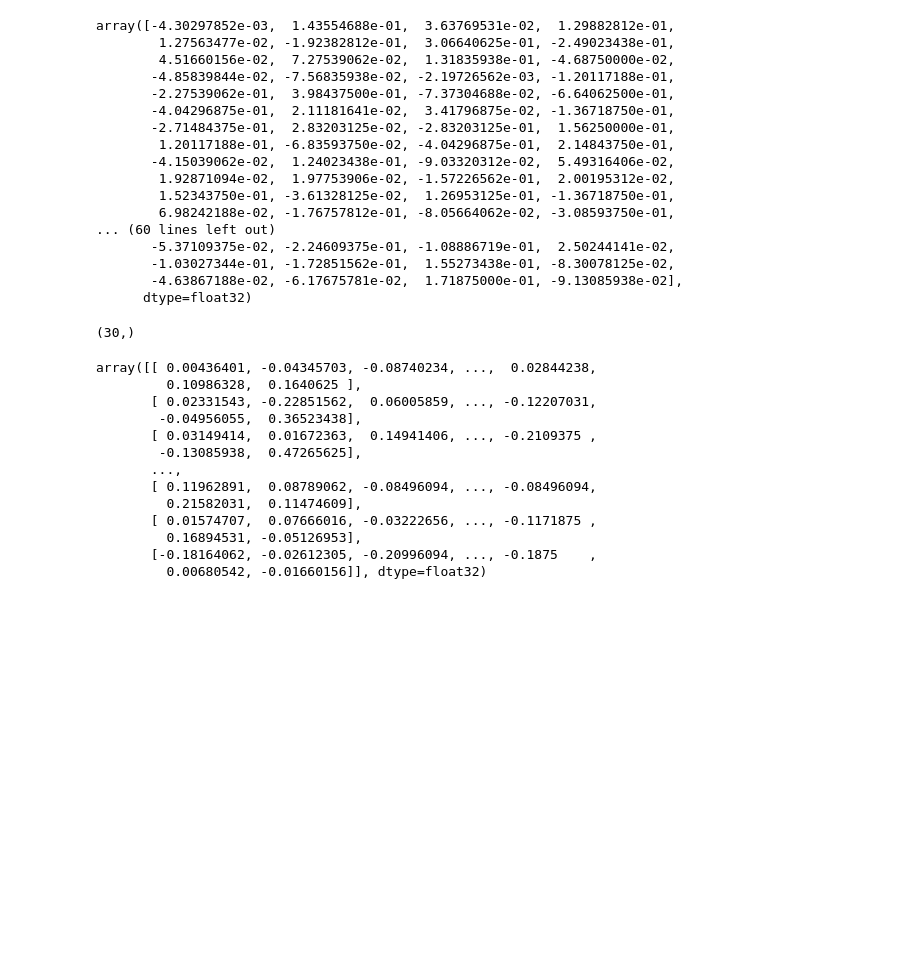
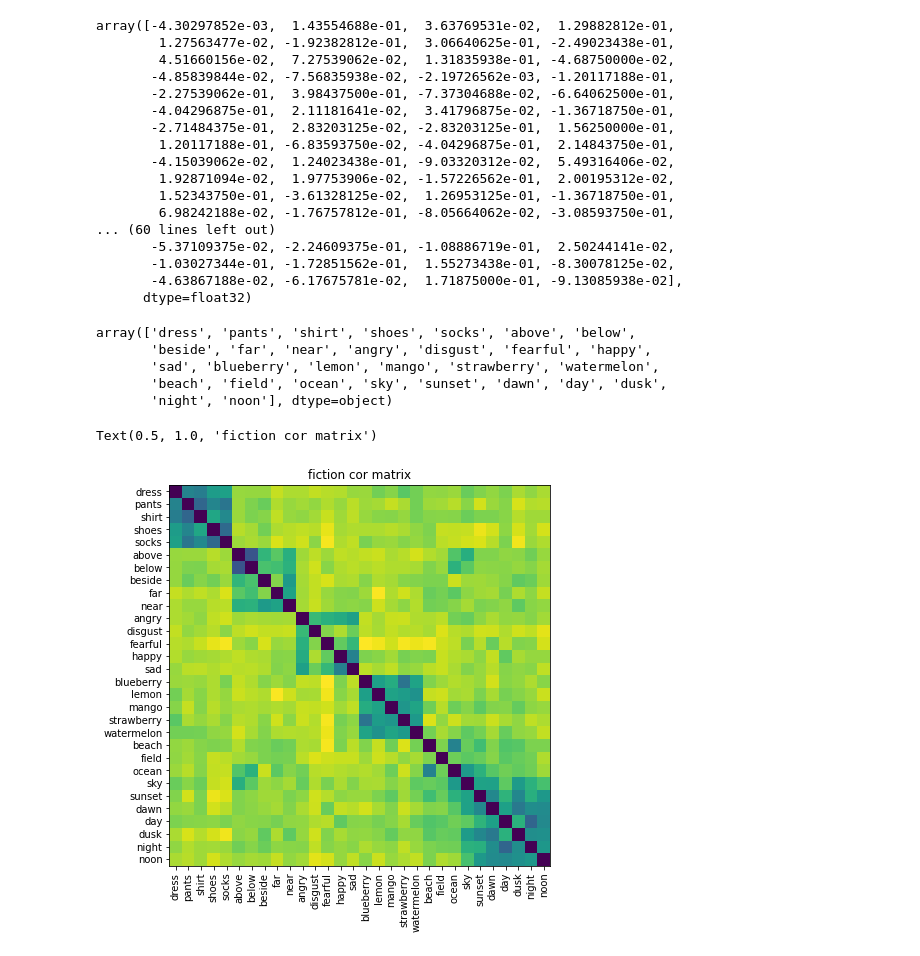
Before and after one commit to SchlossVRL/semantic_spaces, a Jupyter notebook: analysis/python/semantic_alignment.ipynb, the cells around one changed output. Saved outputs shown, nothing was run; the diff lists cells and outputs as text; code cells hidden in the pictures; blank space fills up the shorter version.

```diff
--- a/analysis/python/semantic_alignment.ipynb
+++ b/analysis/python/semantic_alignment.ipynb
@@ -22,8 +23,8 @@ print(list(gensim.downloader.info()['models'].keys()))
 # %% [output]
 ['fasttext-wiki-news-subwords-300', 'conceptnet-numberbatch-17-06-300', 'word2vec-ruscorpora-300', 'word2vec-google-news-300', 'glove-wiki-gigaword-50', 'glove-wiki-gigaword-100', 'glove-wiki-gigaword ...
 # %%
-w2v_vecs = gensim.downloader.load('word2vec-google-news-300')
-ft_vecs = gensim.downloader.load('fasttext-wiki-news-subwords-300')
+# w2v_vecs = gensim.downloader.load('word2vec-google-news-300')
+# ft_vecs = gensim.downloader.load('fasttext-wiki-news-subwords-300')
 # %%
-# gensim.models.KeyedVectors.load_word2vec_format('/Users/kushin/gensim-data/word2vec-google-news-300/word2vec-google-news-300.gz', binary=True)
+w2v_vecs = gensim.models.KeyedVectors.load_word2vec_format('/Users/kushin/gensim-data/word2vec-google-news-300/word2vec-google-news-300.gz', binary=True)
 # %%
@@ -50,26 +53,28 @@ array([-4.30297852e-03,  1.43554688e-01,  3.63769531e-02,  1.29882812e-01,
        -1.03027344e-01, -1.72851562e-01,  1.55273438e-01, -8.30078125e-02,
        -4.63867188e-02, -6.17675781e-02,  1.71875000e-01, -9.13085938e-02],
       dtype=float32)
+# %%
+fic_vecs = gensim.models.KeyedVectors.load_word2vec_format('../../data/fic.en.vec')
 # %%
 concept_list = ratings['concepts'].values
-concept_list.shape
+concept_list
 # %% [output]
-(30,)
+array(['dress', 'pants', 'shirt', 'shoes', 'socks', 'above', 'below',
+       'beside', 'far', 'near', 'angry', 'disgust', 'fearful', 'happy',
+       'sad', 'blueberry', 'lemon', 'mango', 'strawberry', 'watermelon',
+       'beach', 'field', 'ocean', 'sky', 'sunset', 'dawn', 'day', 'dusk',
+       'night', 'noon'], dtype=object)
 # %%
 #w2v_reps = np.hstack([concept_list.reshape(30,1),w2v_vecs[concept_list]] )
 w2v_reps =w2v_vecs[concept_list]
-w2v_reps
+
+fic_reps = fic_vecs[concept_list]
-# %% [output]
-array([[ 0.00436401, -0.04345703, -0.08740234, ...,  0.02844238,
-         0.10986328,  0.1640625 ],
-       [ 0.02331543, -0.22851562,  0.06005859, ..., -0.12207031,
-        -0.04956055,  0.36523438],
-       [ 0.03149414,  0.01672363,  0.14941406, ..., -0.2109375 ,
-        -0.13085938,  0.47265625],
-       ...,
-       [ 0.11962891,  0.08789062, -0.08496094, ..., -0.08496094,
-         0.21582031,  0.11474609],
-       [ 0.01574707,  0.07666016, -0.03222656, ..., -0.1171875 ,
-         0.16894531, -0.05126953],
-       [-0.18164062, -0.02612305, -0.20996094, ..., -0.1875    ,
-         0.00680542, -0.01660156]], dtype=float32)
+# %%
+plt.figure(figsize=(10,7))
+plt.imshow(np.corrcoef(fic_reps), cmap='viridis_r')
+plt.yticks(ticks = range(30),labels = list(concept_list))
+plt.xticks(ticks = range(30),labels = list(concept_list), rotation=90)
+plt.title('fiction cor matrix')
+# %% [output]
+Text(0.5, 1.0, 'fiction cor matrix')
+[figure, added]
```
Also changed, not shown: parts of 38 cells of this notebook, 10 other files.
